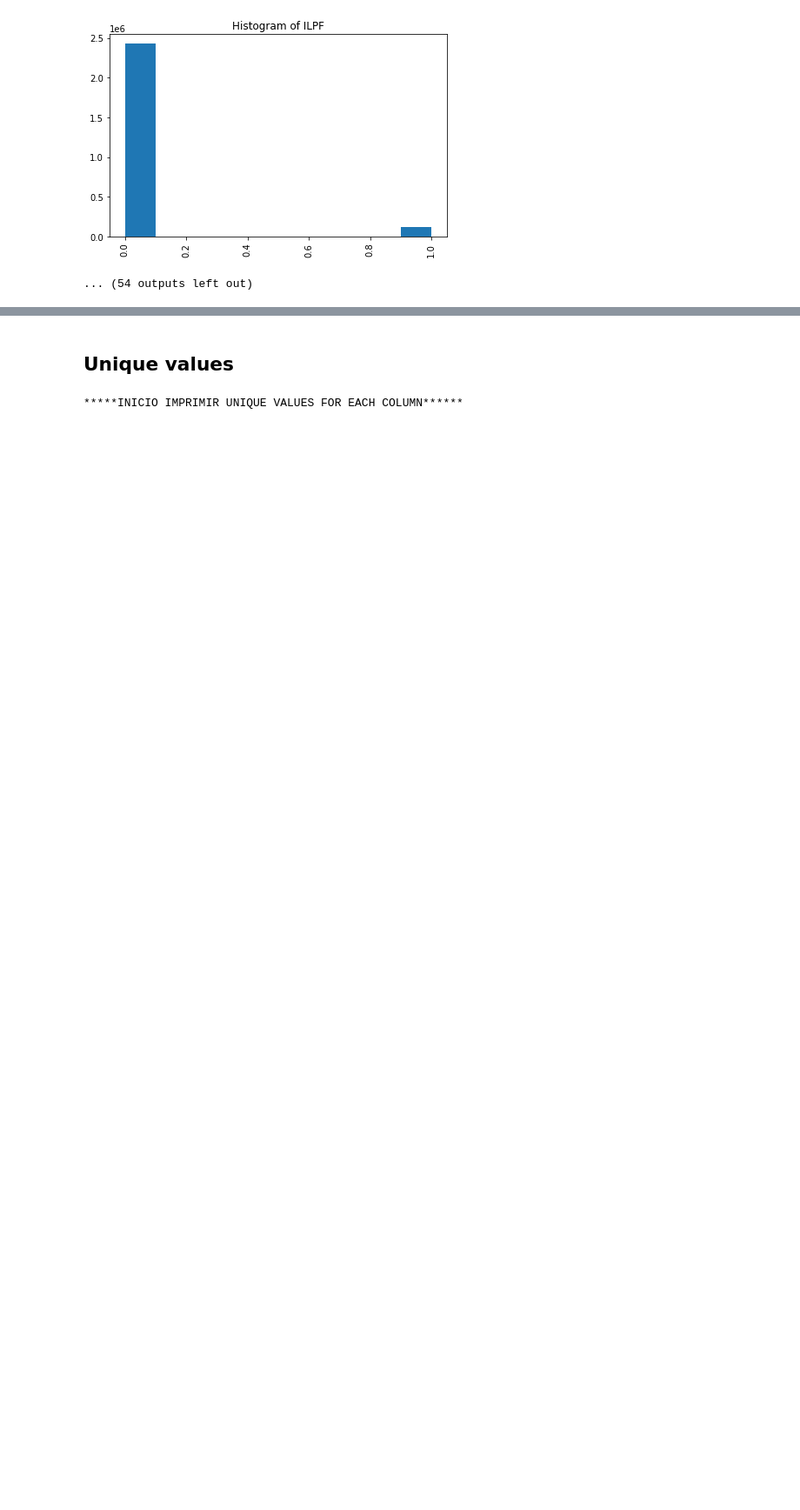
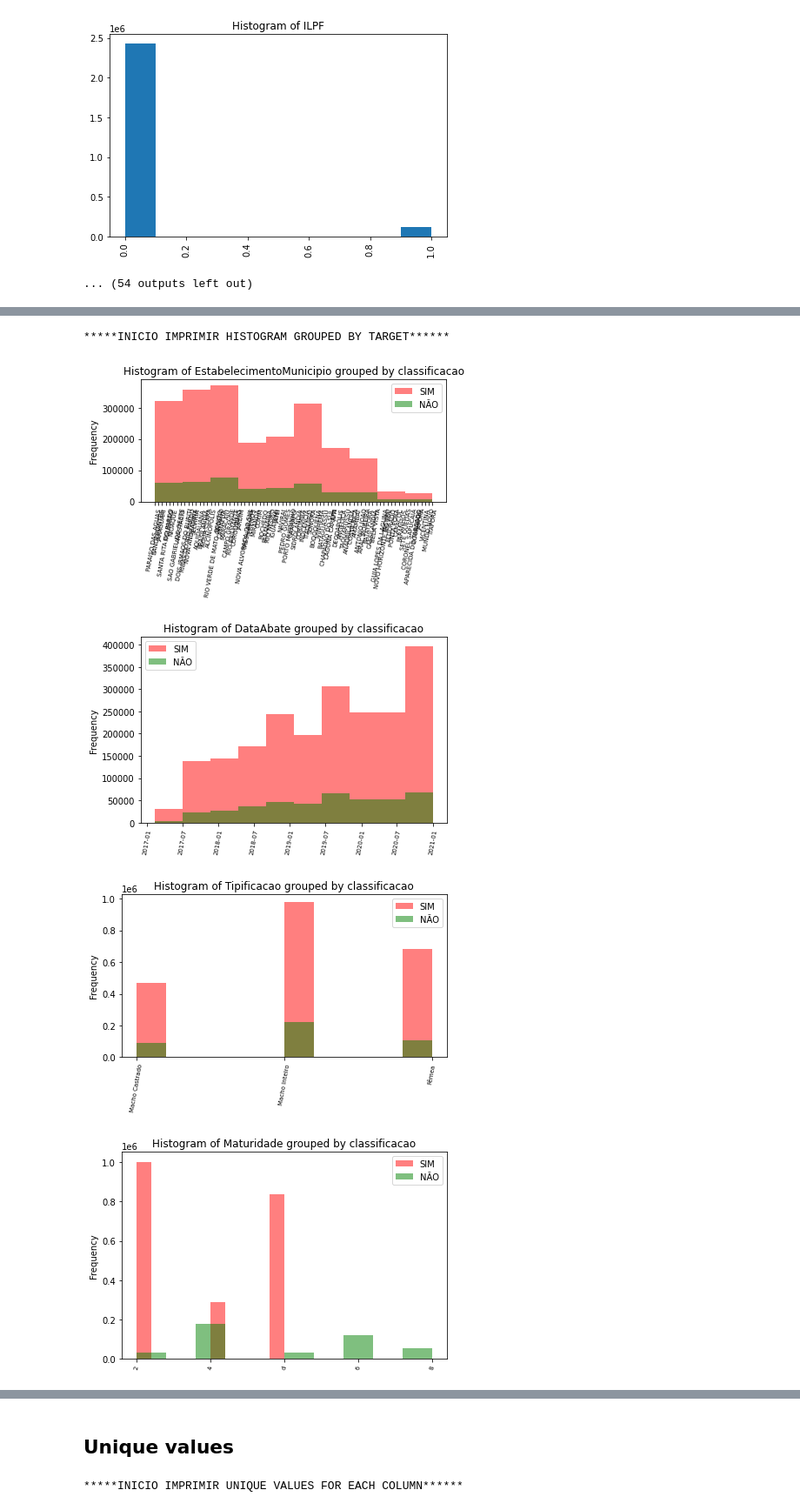
Before and after one commit to rafamarquesi/precoce-ms-classification, a Jupyter notebook: main.ipynb, the cells around one changed output, grey strips where cells are left out. Shown at 87% size. Saved outputs shown, nothing was run; the diff lists cells and outputs as text; code cells hidden in the pictures; blank space fills up the shorter version.

Commit message:
Print histogram for each attribute grouped by target class

```diff
--- a/main.ipynb
+++ b/main.ipynb
@@ -516,0 +519,11 @@ reports.histogram(
+# %%
+# Print histogram for each attribute grouped by target class
+reports.histogram_grouped_by_target(
+    data_frame=precoce_ms_data_frame, target=class_column
+)
+# %% [output]
+*****INICIO IMPRIMIR HISTOGRAM GROUPED BY TARGET******
+[figure, added]
+[figure, added]
+[figure, added]
+[figure, added]
```
Also changed, not shown: parts of 3 cells of this notebook.
